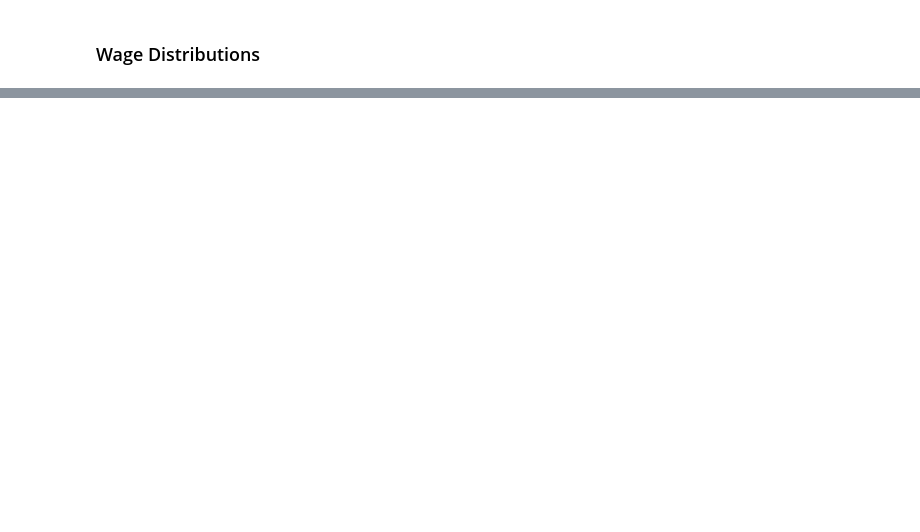
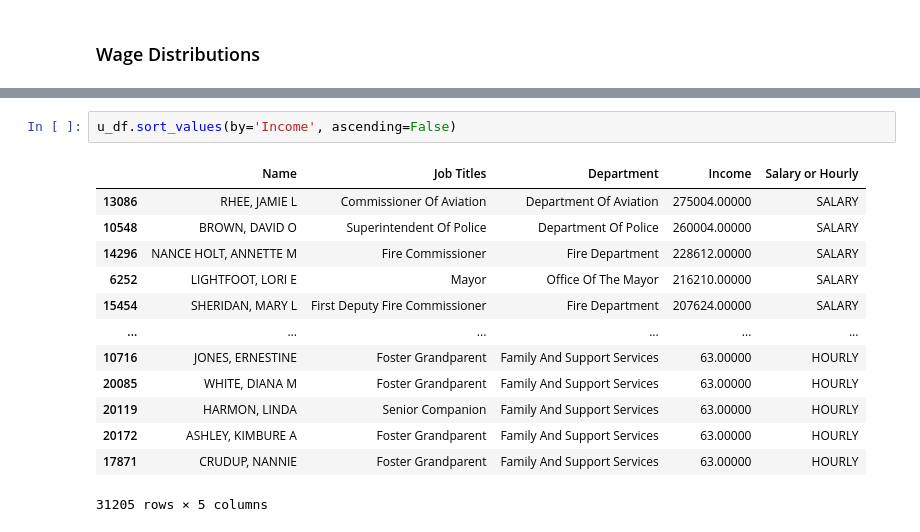
Before and after one commit to RDeconomist/data, a Jupyter notebook: e4e3/Notebooks/Chicago_Employees.ipynb, the cells around one changed output, grey strips where cells are left out. Drawn from its saved outputs; the diff is of its cells as text; blank space fills up the shorter version.

```diff
--- a/e4e3/Notebooks/Chicago_Employees.ipynb
+++ b/e4e3/Notebooks/Chicago_Employees.ipynb
@@ -105,2 +111,18 @@ df
+# %%
+u_df.sort_values(by='Income', ascending=False)
+# %% [output]
+|  | Name | Job Titles | Department | Income | Salary or Hourly |
+| 13086 | RHEE, JAMIE L | Commissioner Of Aviation | Department Of Aviation | 275004.00000 | SALARY |
+| 10548 | BROWN, DAVID O | Superintendent Of Police | Department Of Police | 260004.00000 | SALARY |
+| 14296 | NANCE HOLT, ANNETTE M | Fire Commissioner | Fire Department | 228612.00000 | SALARY |
+| 6252 | LIGHTFOOT, LORI E | Mayor | Office Of The Mayor | 216210.00000 | SALARY |
+| 15454 | SHERIDAN, MARY L | First Deputy Fire Commissioner | Fire Department | 207624.00000 | SALARY |
+| ... | ... | ... | ... | ... | ... |
+| 10716 | JONES, ERNESTINE | Foster Grandparent | Family And Support Services | 63.00000 | HOURLY |
+| 20085 | WHITE, DIANA M | Foster Grandparent | Family And Support Services | 63.00000 | HOURLY |
+| 20119 | HARMON, LINDA | Senior Companion | Family And Support Services | 63.00000 | HOURLY |
+| 20172 | ASHLEY, KIMBURE A | Foster Grandparent | Family And Support Services | 63.00000 | HOURLY |
+| 17871 | CRUDUP, NANNIE | Foster Grandparent | Family And Support Services | 63.00000 | HOURLY |
+31205 rows × 5 columns
 # %%
 # Create a histogram from the 'values' column
```
Also changed, not shown: parts of 25 cells of this notebook, 8 other files.
